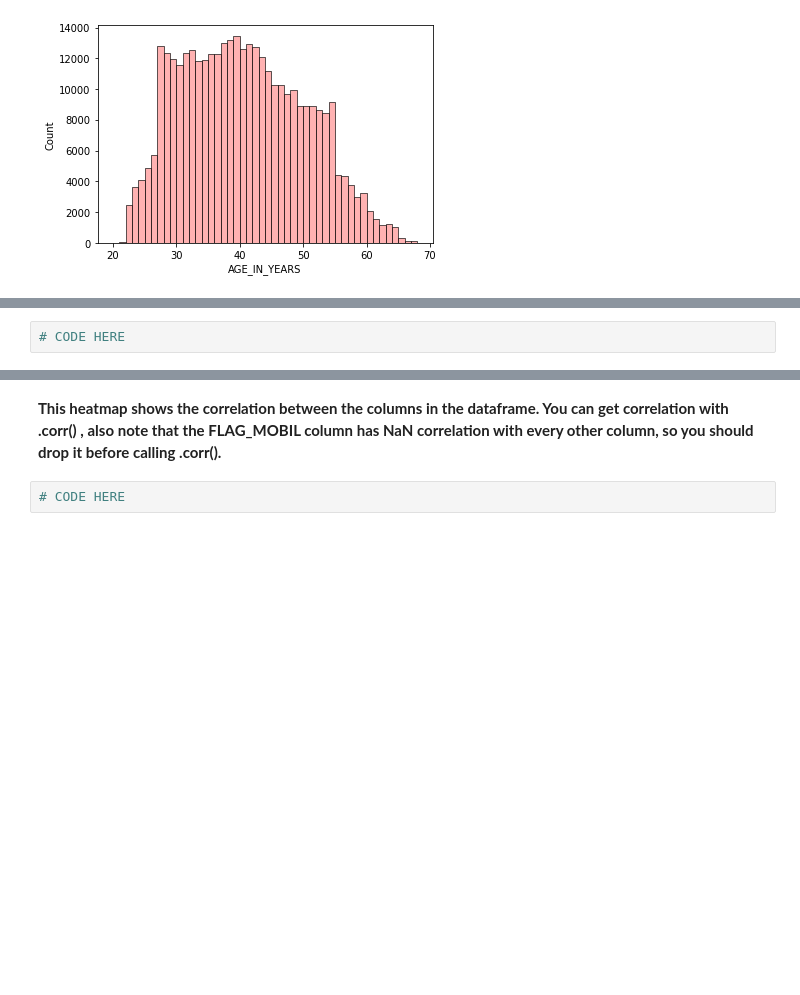
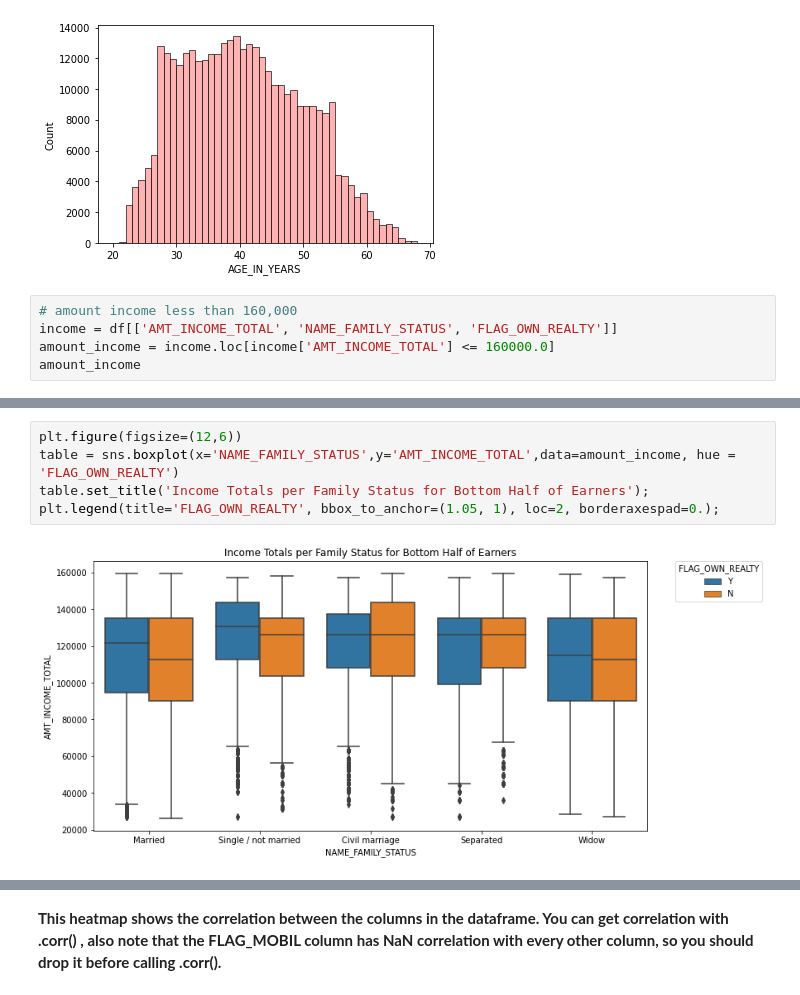
Before and after one commit to Denisse-AB/machine-learning, a Jupyter notebook: Seaborn-Exercise.ipynb, the cells around one changed output, grey strips where cells are left out. Saved outputs shown, nothing was run; the diff lists cells and outputs as text; blank space fills up the shorter version.

```diff
--- a/Seaborn-Exercise.ipynb
+++ b/Seaborn-Exercise.ipynb
@@ -202,3 +202,8 @@ new_table['AGE_IN_YEARS'] = new_table['POSITIVE_BIRTH_DAYS'].apply(lambda num: n
 sns.histplot(data=new_table,x='AGE_IN_YEARS', bins=48, color='#ff9999');
 # %% [output]
 [figure]
+# %%
+# amount income less than 160,000
+income = df[['AMT_INCOME_TOTAL', 'NAME_FAMILY_STATUS', 'FLAG_OWN_REALTY']]
+amount_income = income.loc[income['AMT_INCOME_TOTAL'] <= 160000.0]
+amount_income
@@ -209,13 +228,16 @@ sns.histplot(data=new_table,x='AGE_IN_YEARS', bins=48, color='#ff9999');
 <img src='catplot_solution.png'>
 
 **This plot shows information only for the *bottom half* of income earners in the data set. It shows the boxplots for each category of NAME_FAMILY_STATUS column for displaying their distribution of their total income. Note: You will need to adjust or only take part of the dataframe *before* recreating this plot. You may want to explore the *order* parameter to get the xticks in the exact order shown here**
-# %%
-# CODE HERE
+# %%
+plt.figure(figsize=(12,6))
+table = sns.boxplot(x='NAME_FAMILY_STATUS',y='AMT_INCOME_TOTAL',data=amount_income, hue = 'FLAG_OWN_REALTY')
+table.set_title('Income Totals per Family Status for Bottom Half of Earners');
+plt.legend(title='FLAG_OWN_REALTY', bbox_to_anchor=(1.05, 1), loc=2, borderaxespad=0.);
+# %% [output]
+[figure, added]
 # %% [markdown]
 ### TASK: Recreate the Heat Map shown below:
 
 <img src='heatmap_solution.png'>
 # %% [markdown]
 **This heatmap shows the correlation between the columns in the dataframe. You can get correlation with .corr() , also note that the FLAG_MOBIL column has NaN correlation with every other column, so you should drop it before calling .corr().**
-# %%
-# CODE HERE
```
Also changed, not shown: parts of 3 cells of this notebook.
